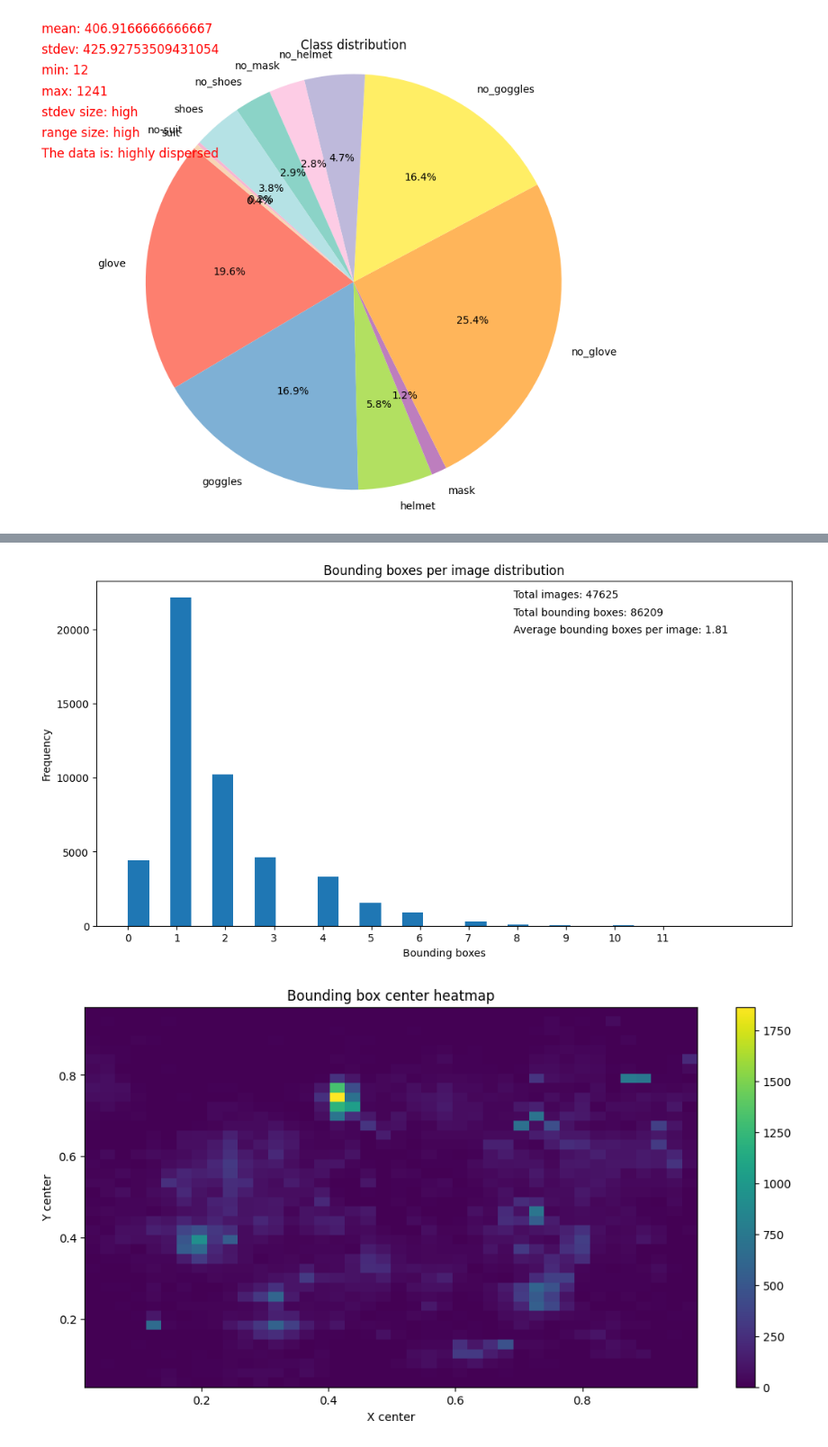
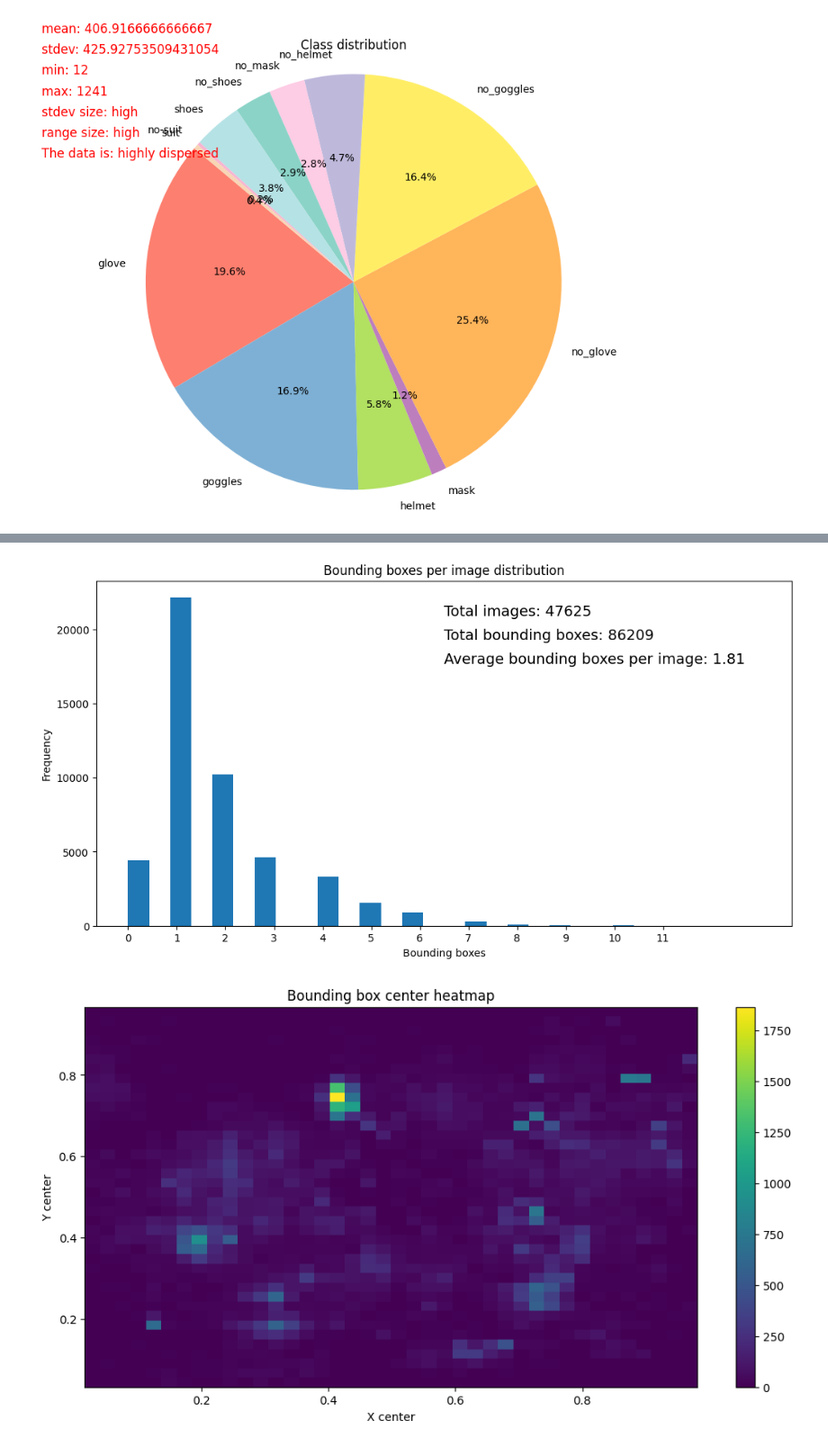
Before and after one commit to KajetanMieloch/Data-Scientist-praktyka-studencka, a Jupyter notebook: Zadania Rekrutacujne/Data Science Intern/odpowiedz.ipynb, the cells around one changed output, grey strips where cells are left out. Shown: that part at 90% size. Saved outputs shown, nothing was run; the diff lists cells and outputs as text; code cells hidden in the pictures.

```diff
--- a/Zadania Rekrutacujne/Data Science Intern/odpowiedz.ipynb
+++ b/Zadania Rekrutacujne/Data Science Intern/odpowiedz.ipynb
@@ -226,8 +262,6 @@ TypeError: generate_histogram() missing 1 required positional argument: 'data'
 # %%
 # Analize count of bounding boxes per image
-import os
-import matplotlib.pyplot as plt
-from concurrent.futures import ThreadPoolExecutor
+
 
 # Get number of all bounding boxes
 def get_bounding_boxes_count(folder_path: str) -> list:
@@ -239,38 +273,37 @@ def get_bounding_boxes_count(folder_path: str) -> list:
 
     with ThreadPoolExecutor() as executor:
         for filename in os.listdir(folder_path):
             file_path = os.path.join(folder_path, filename)
             future = executor.submit(get_bounding_boxes_count, file_path)
             all_bounding_boxes_count.append(future.result())
 
     return all_bounding_boxes_count
 
 # Get number of all images
 def get_image_count(folder_path: str) -> int:
     return len(os.listdir(folder_path))
 
 def generate_histogram(all_bounding_boxes_count: list, all_images_count: int, average_bounding_boxes_per_image: float, total_bounding_boxes: int):
 
     total_bounding_boxes = sum(all_bounding_boxes_count)
     average_bounding_boxes_per_image = total_bounding_boxes / all_images_count
 
     plt.figure(figsize=(12, 6))
     n, bins, patches = plt.hist(all_bounding_boxes_count, bins=30)
     plt.title("Bounding boxes per image distribution")
     plt.xlabel("Bounding boxes")
     plt.ylabel("Frequency")
     plt.xticks(range(0, 12, 1))
-    plt.text(0.6, 0.95, f"Total images: {all_images_count}", transform=plt.gca().transAxes)
-    plt.text(0.6, 0.9, f"Total bounding boxes: {total_bounding_boxes}", transform=plt.gca().transAxes)
-    plt.text(0.6, 0.85, f"Average bounding boxes per image: {average_bounding_boxes_per_image:.2f}", transform=plt.gca().transAxes)
+    plt.text(0.5, 0.9, f"Total images: {all_images_count}", transform=plt.gca().transAxes, fontsize=14)
+    plt.text(0.5, 0.83, f"Total bounding boxes: {total_bounding_boxes}", transform=plt.gca().transAxes, fontsize=14)
+    plt.text(0.5, 0.76, f"Average bounding boxes per image: {average_bounding_boxes_per_image:.2f}", transform=plt.gca().transAxes, fontsize=14)
     plt.show()
 
 
-all_bounding_boxes_count_all = [size for path in all_labels_paths for size in get_bounding_boxes_count(path)]
 all_images_count = sum([get_image_count(path) for path in all_images_paths])
 
-generate_histogram(all_bounding_boxes_count_all, all_images_count, sum(all_bounding_boxes_count_all) / all_images_count, sum(all_bounding_boxes_count_all))
+generate_histogram(all_bounding_boxes_count, all_images_count, sum(all_bounding_boxes_count) / all_images_count, sum(all_bounding_boxes_count))
 # %% [output]
-[figure, old version]
+[figure, new version]
 # %%
 # Analize the properties of bounding boxes
```
Also changed, not shown: parts of 8 cells of this notebook.
